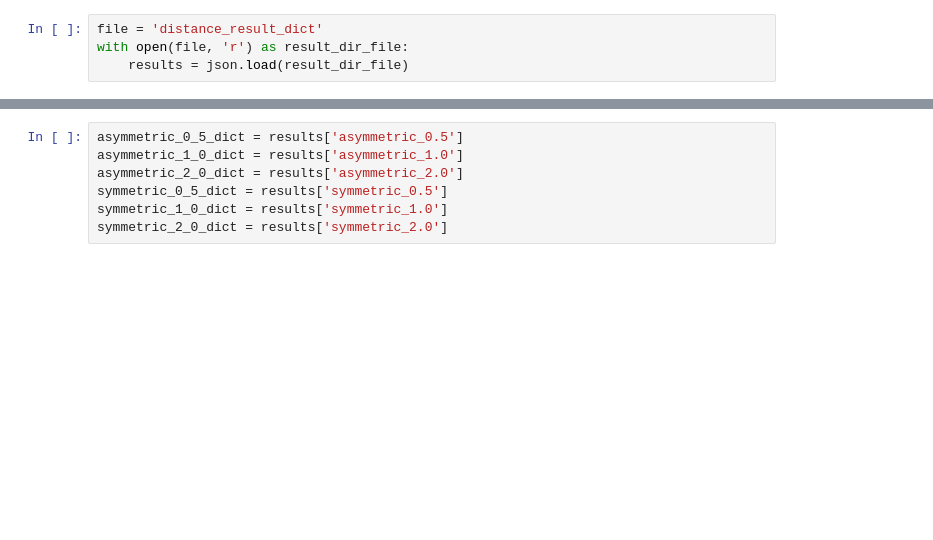
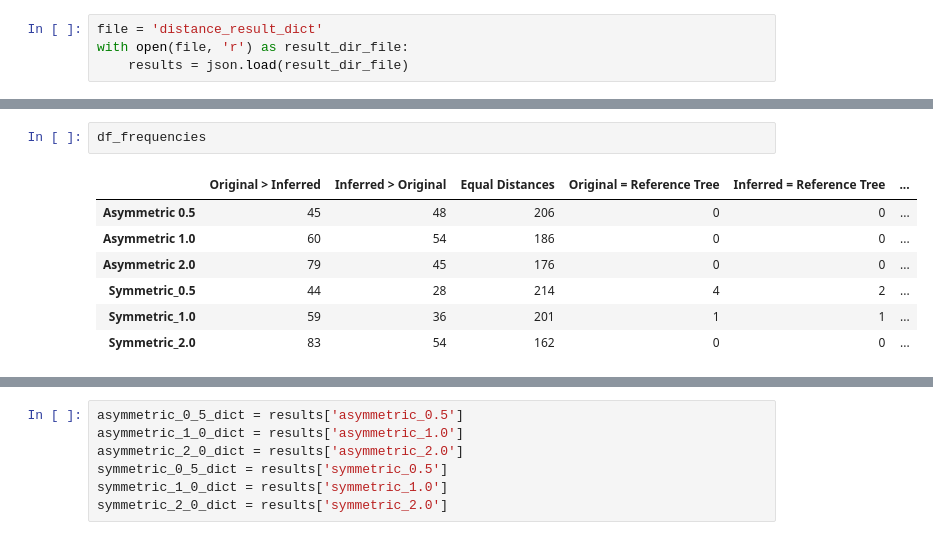
Before and after one commit to msarrias/protein-multial-noise-reduction, a Jupyter notebook: results/results.ipynb, the cells around one changed output, grey strips where cells are left out. Cells and saved outputs as stored; diff of their text form; blank space fills up the shorter version.

```diff
--- a/results/results.ipynb
+++ b/results/results.ipynb
@@ -51,0 +87,10 @@ asymmetric_0_5_dict_summ
+# %%
+df_frequencies
+# %% [output]
+|  | Original > Inferred | Inferred > Original | Equal Distances | Original = Reference Tree | Inferred = Reference Tree | ... |
+| Asymmetric 0.5 | 45 | 48 | 206 | 0 | 0 | ... |
+| Asymmetric 1.0 | 60 | 54 | 186 | 0 | 0 | ... |
+| Asymmetric 2.0 | 79 | 45 | 176 | 0 | 0 | ... |
+| Symmetric_0.5 | 44 | 28 | 214 | 4 | 2 | ... |
+| Symmetric_1.0 | 59 | 36 | 201 | 1 | 1 | ... |
+| Symmetric_2.0 | 83 | 54 | 162 | 0 | 0 | ... |
```
Also changed, not shown: parts of 38 cells of this notebook, 14 other files.
